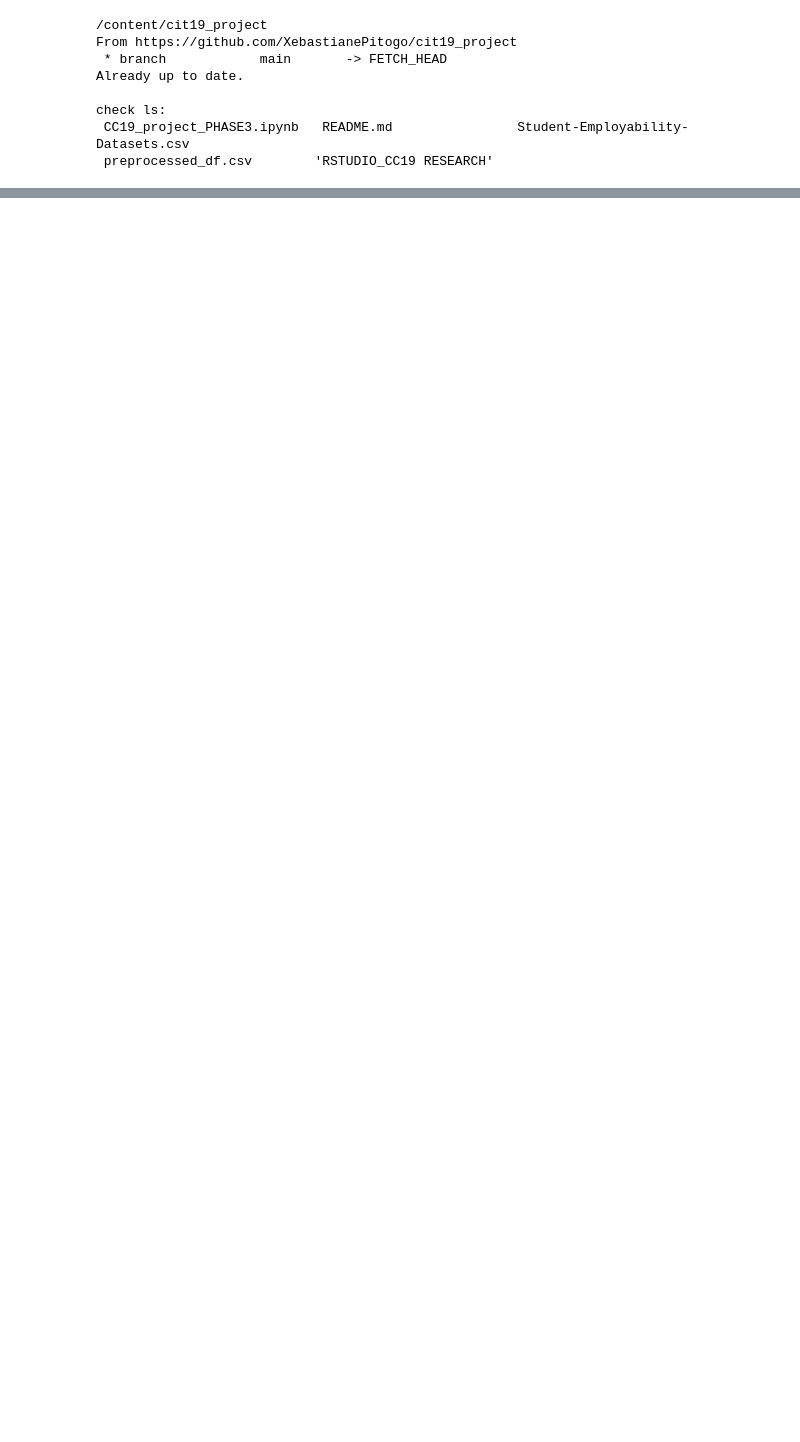
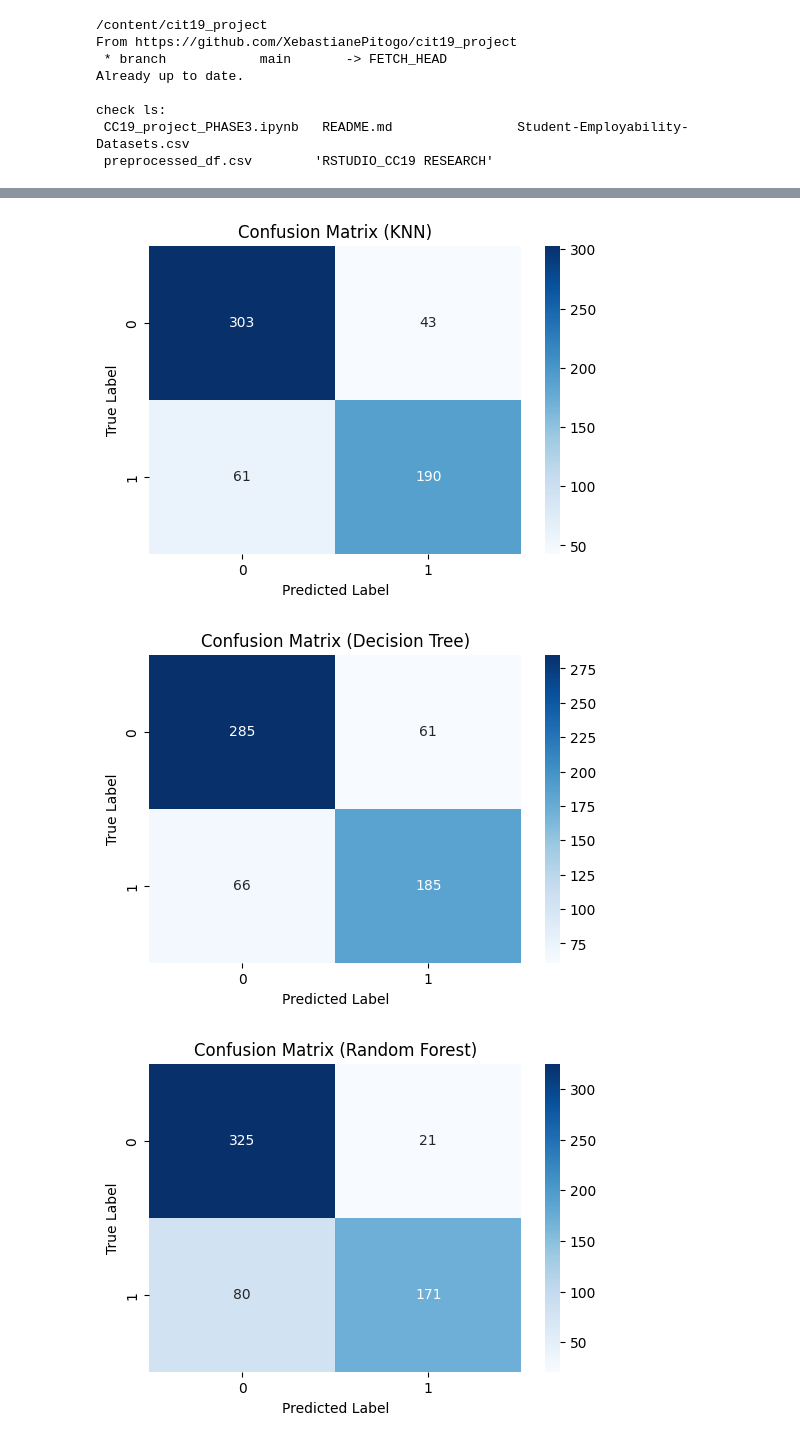
Before and after one commit to XebastianePitogo/cit19_project, a Jupyter notebook: CC19_project_PHASE3.ipynb, the cells around one changed output, grey strips where cells are left out. Drawn from its saved outputs; the diff is of its cells as text; code cells hidden in the pictures; blank space fills up the shorter version.

```diff
--- a/CC19_project_PHASE3.ipynb
+++ b/CC19_project_PHASE3.ipynb
@@ -198,6 +228,9 @@ y_pred_xgb = XGBmodel.predict(X_test)
 accuracy = accuracy_score(y_test, y_pred_xgb)
 print(classification_report(y_test, y_pred_xgb))
 print(f"Accuracy: {accuracy:.2f}")
+
+conf_matrix_xgb = confusion_matrix(y_test, y_pred_xgb)
+print("Confusion Matrix (XGBoost):\n", conf_matrix_xgb)
 # %% [output]
               precision    recall  f1-score   support
 
@@ -229,6 +265,9 @@ y_pred_svm = SVMmodel.predict(X_test_scaled)
 accuracy = accuracy_score(y_test, y_pred_svm)
 print(classification_report(y_test, y_pred_svm))
 print(f"Accuracy: {accuracy:.2f}")
+
+conf_matrix_svm = confusion_matrix(y_test, y_pred_svm)
+print("Confusion Matrix (SVM):\n", conf_matrix_svm)
 # %% [output]
               precision    recall  f1-score   support
 
@@ -283,3 +325,21 @@ plt.show()
 # employable are as follows: XGBoost, KNN, Random Forest, SVM, and lastly, Decision Tree.
 
 # # From our findings, we suggest XGBoost to be the appropriate categorical model in predicting student employability.
+# %%
+def plot_confusion_matrix(conf_matrix, model_name):
+    plt.figure(figsize=(6, 4))
+    sns.heatmap(conf_matrix, annot=True, fmt="d", cmap="Blues")
+    plt.title(f"Confusion Matrix ({model_name})")
+    plt.xlabel("Predicted Label")
+    plt.ylabel("True Label")
+    plt.show()
+
+plot_confusion_matrix(conf_matrix_knn, "KNN")
+plot_confusion_matrix(conf_matrix_clf, "Decision Tree")
+plot_confusion_matrix(conf_matrix_rf, "Random Forest")
+plot_confusion_matrix(conf_matrix_xgb, "XGBoost")
+plot_confusion_matrix(conf_matrix_svm, "SVM")
+# %% [output]
+[figure, added]
+[figure, added]
+[figure, added]
```
Also changed, not shown: parts of 13 cells of this notebook.
